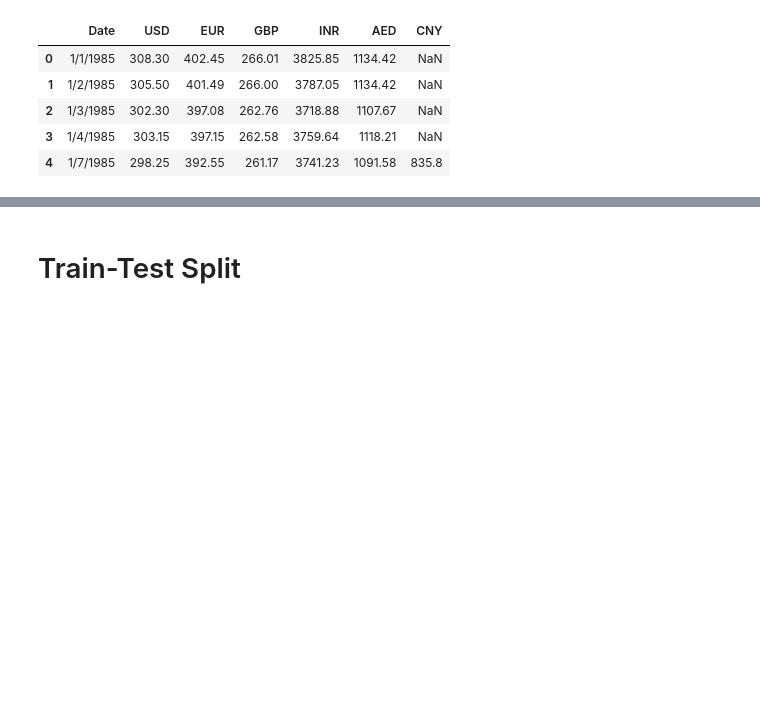
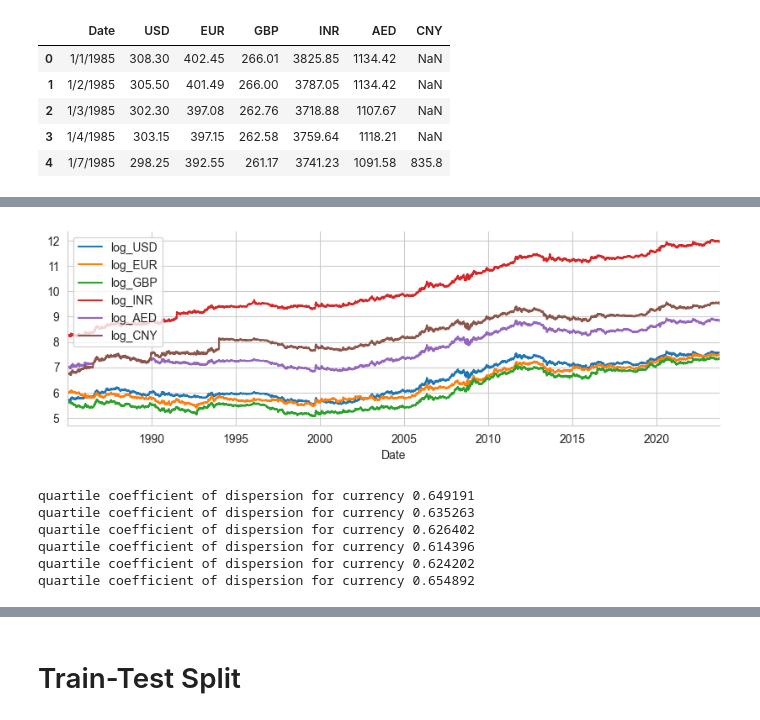
Before and after one commit to KhushbooVarma/Capstone-Project, a Jupyter notebook: Gold-Rate3.ipynb, the cells around one changed output, grey strips where cells are left out. Drawn from its saved outputs; the diff is of its cells as text; code cells hidden in the pictures; blank space fills up the shorter version.

```diff
--- a/Gold-Rate3.ipynb
+++ b/Gold-Rate3.ipynb
@@ -122,0 +195,9 @@ df.set_index('Date', inplace=True)
+# %%
+daily_gold_rate['log_USD'] = np.log(daily_gold_rate['USD'])
+daily_gold_rate['log_EUR'] = np.log(daily_gold_rate['EUR'])
+daily_gold_rate['log_GBP'] = np.log(daily_gold_rate['GBP'])
+daily_gold_rate['log_INR'] = np.log(daily_gold_rate['INR'])
+daily_gold_rate['log_AED'] = np.log(daily_gold_rate['AED'])
+daily_gold_rate['log_CNY'] = np.log(daily_gold_rate['CNY'])
+
+daily_gold_rate.head()
@@ -122,0 +212,27 @@ df.set_index('Date', inplace=True)
+# %%
+mpl.rc('figure',figsize=(10,3),dpi=100)
+
+daily_gold_rate['log_USD'].plot(legend=True)
+daily_gold_rate['log_EUR'].plot(legend=True)
+daily_gold_rate['log_GBP'].plot(legend=True)
+daily_gold_rate['log_INR'].plot(legend=True)
+daily_gold_rate['log_AED'].plot(legend=True)
+daily_gold_rate['log_CNY'].plot(legend=True)
+
+sns.despine()
+# %% [output]
+[figure, added]
+# %%
+qcd_variance(daily_gold_rate['log_USD'])
+qcd_variance(daily_gold_rate['log_EUR'])
+qcd_variance(daily_gold_rate['log_GBP'])
+qcd_variance(daily_gold_rate['log_INR'])
+qcd_variance(daily_gold_rate['log_AED'])
+qcd_variance(daily_gold_rate['log_CNY'])
+# %% [output]
+quartile coefficient of dispersion for currency 0.649191
+quartile coefficient of dispersion for currency 0.635263
+quartile coefficient of dispersion for currency 0.626402
+quartile coefficient of dispersion for currency 0.614396
+quartile coefficient of dispersion for currency 0.624202
+quartile coefficient of dispersion for currency 0.654892
```
Also changed, not shown: parts of 32 cells of this notebook.
